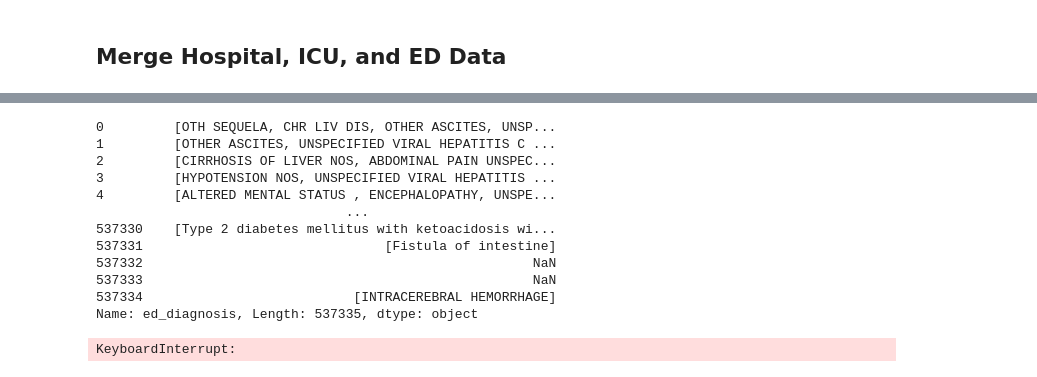
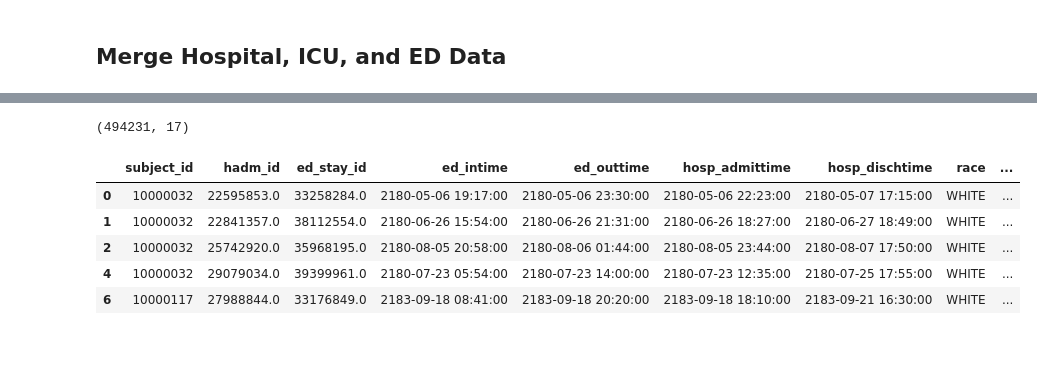
Before and after one commit to brandonng2/CardioTwin, a Jupyter notebook: notebooks/static_preprocessing.ipynb, the cells around one changed output, grey strips where cells are left out. Cells and saved outputs as stored; diff of their text form; code cells hidden in the pictures; blank space fills up the shorter version.

Commit message:
Finishing encounter dataset, combing machine and records, reconfiguring params and data files

```diff
--- a/notebooks/static_preprocessing.ipynb
+++ b/notebooks/static_preprocessing.ipynb
@@ -332,15 +347,0 @@ static_master_df[['subject_id','hadm_id','hosp_admittime', 'hosp_dischtime', 'ed
-# %%
-static_master_df['ed_diagnosis']
-# %% [output]
-0         [OTH SEQUELA, CHR LIV DIS, OTHER ASCITES, UNSP...
-1         [OTHER ASCITES, UNSPECIFIED VIRAL HEPATITIS C ...
-2         [CIRRHOSIS OF LIVER NOS, ABDOMINAL PAIN UNSPEC...
-3         [HYPOTENSION NOS, UNSPECIFIED VIRAL HEPATITIS ...
-4         [ALTERED MENTAL STATUS , ENCEPHALOPATHY, UNSPE...
-                                ...
-537330    [Type 2 diabetes mellitus with ketoacidosis wi...
-537331                               [Fistula of intestine]
-537332                                                  NaN
-537333                                                  NaN
-537334                           [INTRACEREBRAL HEMORRHAGE]
-Name: ed_diagnosis, Length: 537335, dtype: object
@@ -350,5 +348,15 @@ from preprocessing.clinical_entity_extraction import apply_entity_extraction
-# %%
-static_master = apply_entity_extraction(static_master_df)
-# %% [output]
-KeyboardInterrupt:
+# %%
+from preprocessing.static_preprocessing import clean_master_df
+
+clinical_encounter_df = clean_master_df(static_master_df)
+print(clinical_encounter_df.shape)
+clinical_encounter_df.head(5)
+# %% [output]
+(494231, 17)
+|  | subject_id | hadm_id | ed_stay_id | ed_intime | ed_outtime | hosp_admittime | hosp_dischtime | race | ... |
+| 0 | 10000032 | 22595853.0 | 33258284.0 | 2180-05-06 19:17:00 | 2180-05-06 23:30:00 | 2180-05-06 22:23:00 | 2180-05-07 17:15:00 | WHITE | ... |
+| 1 | 10000032 | 22841357.0 | 38112554.0 | 2180-06-26 15:54:00 | 2180-06-26 21:31:00 | 2180-06-26 18:27:00 | 2180-06-27 18:49:00 | WHITE | ... |
+| 2 | 10000032 | 25742920.0 | 35968195.0 | 2180-08-05 20:58:00 | 2180-08-06 01:44:00 | 2180-08-05 23:44:00 | 2180-08-07 17:50:00 | WHITE | ... |
+| 4 | 10000032 | 29079034.0 | 39399961.0 | 2180-07-23 05:54:00 | 2180-07-23 14:00:00 | 2180-07-23 12:35:00 | 2180-07-25 17:55:00 | WHITE | ... |
+| 6 | 10000117 | 27988844.0 | 33176849.0 | 2183-09-18 08:41:00 | 2183-09-18 20:20:00 | 2183-09-18 18:10:00 | 2183-09-21 16:30:00 | WHITE | ... |
 # %%
```
Also changed, not shown: parts of 16 cells of this notebook, 21 other files.
